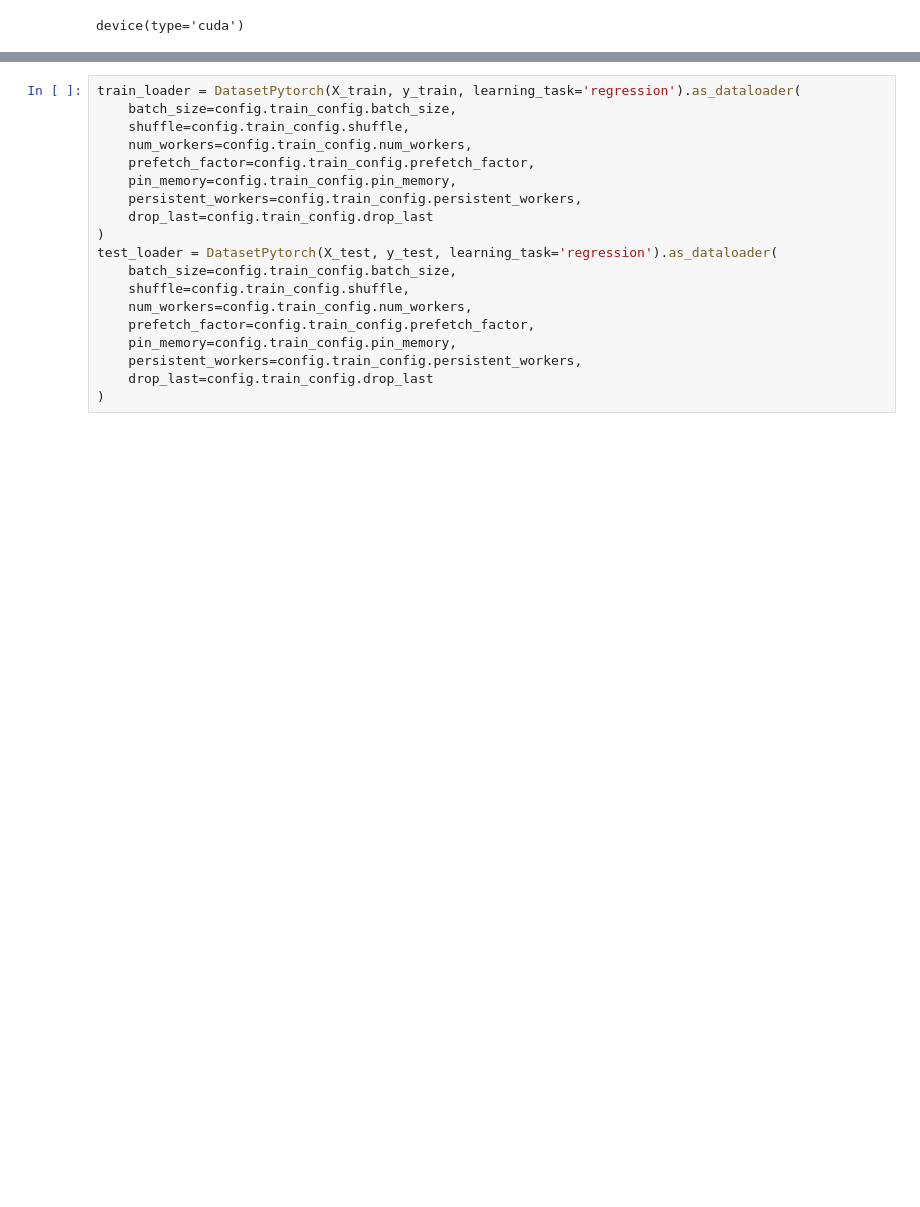
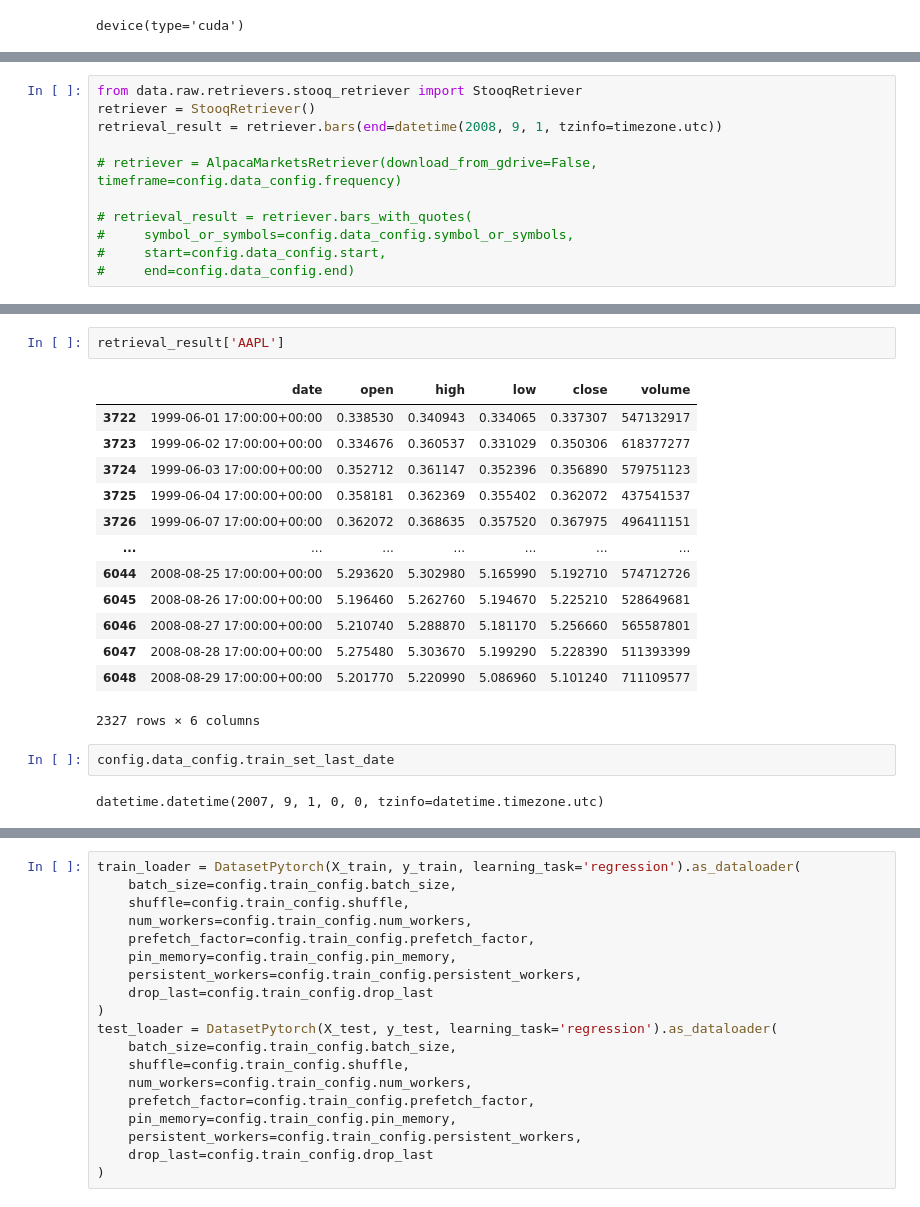
Before and after one commit to ikurnosau/intraday-portfolio-management, a Jupyter notebook: notebooks/full_pipeline.ipynb, the cells around one changed output, grey strips where cells are left out. Cells and saved outputs as stored; diff of their text form; blank space fills up the shorter version.

```diff
--- a/notebooks/full_pipeline.ipynb
+++ b/notebooks/full_pipeline.ipynb
@@ -66,0 +60,11 @@ retrieval_result = retriever.bars_with_quotes(
+# %%
+from data.raw.retrievers.stooq_retriever import StooqRetriever
+retriever = StooqRetriever()
+retrieval_result = retriever.bars(end=datetime(2008, 9, 1, tzinfo=timezone.utc))
+
+# retriever = AlpacaMarketsRetriever(download_from_gdrive=False, timeframe=config.data_config.frequency)
+
+# retrieval_result = retriever.bars_with_quotes(
+#     symbol_or_symbols=config.data_config.symbol_or_symbols,
+#     start=config.data_config.start,
+#     end=config.data_config.end)
@@ -67,3 +75,23 @@ retrieval_result = retriever.bars_with_quotes(
+# %%
+retrieval_result['AAPL']
+# %% [output]
+|  | date | open | high | low | close | volume |
+| 3722 | 1999-06-01 17:00:00+00:00 | 0.338530 | 0.340943 | 0.334065 | 0.337307 | 547132917 |
+| 3723 | 1999-06-02 17:00:00+00:00 | 0.334676 | 0.360537 | 0.331029 | 0.350306 | 618377277 |
+| 3724 | 1999-06-03 17:00:00+00:00 | 0.352712 | 0.361147 | 0.352396 | 0.356890 | 579751123 |
+| 3725 | 1999-06-04 17:00:00+00:00 | 0.358181 | 0.362369 | 0.355402 | 0.362072 | 437541537 |
+| 3726 | 1999-06-07 17:00:00+00:00 | 0.362072 | 0.368635 | 0.357520 | 0.367975 | 496411151 |
+| ... | ... | ... | ... | ... | ... | ... |
+| 6044 | 2008-08-25 17:00:00+00:00 | 5.293620 | 5.302980 | 5.165990 | 5.192710 | 574712726 |
+| 6045 | 2008-08-26 17:00:00+00:00 | 5.196460 | 5.262760 | 5.194670 | 5.225210 | 528649681 |
+| 6046 | 2008-08-27 17:00:00+00:00 | 5.210740 | 5.288870 | 5.181170 | 5.256660 | 565587801 |
+| 6047 | 2008-08-28 17:00:00+00:00 | 5.275480 | 5.303670 | 5.199290 | 5.228390 | 511393399 |
+| 6048 | 2008-08-29 17:00:00+00:00 | 5.201770 | 5.220990 | 5.086960 | 5.101240 | 711109577 |
+2327 rows × 6 columns
+# %%
+config.data_config.train_set_last_date
+# %% [output]
+datetime.datetime(2007, 9, 1, 0, 0, tzinfo=datetime.timezone.utc)
 # %%
 dataset_creator = DatasetCreator(
     features=config.data_config.features,
```
Also changed, not shown: parts of 17 cells of this notebook, 2 other files.
